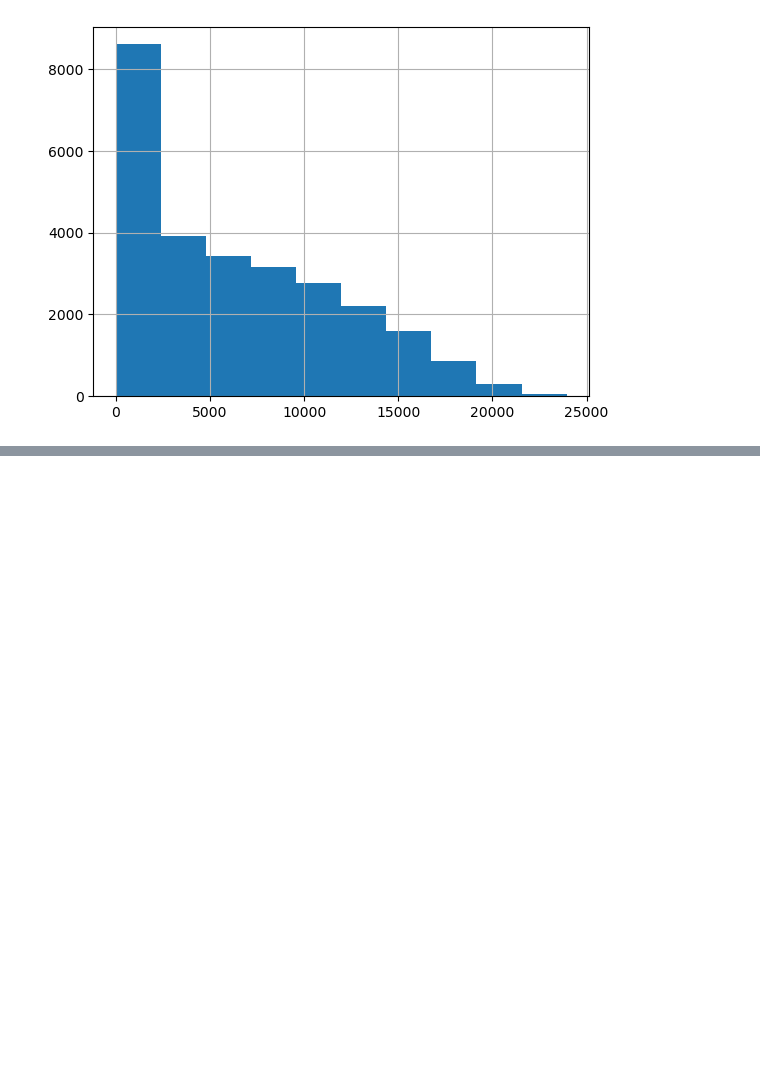
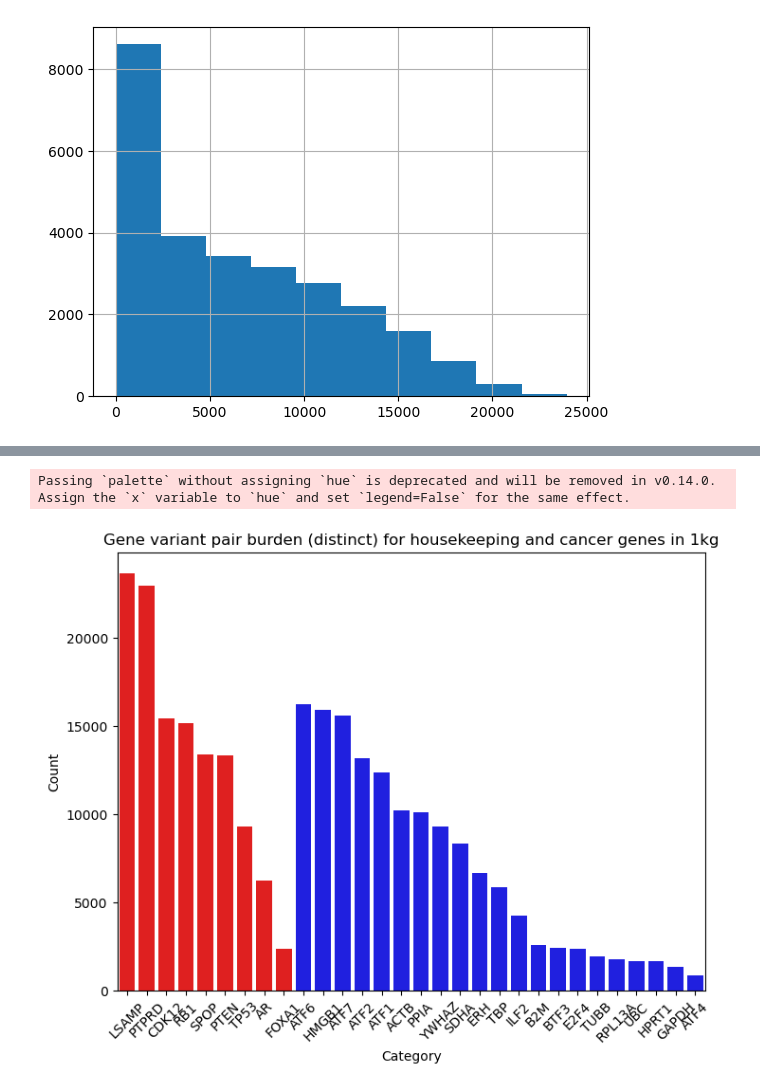
Before and after one commit to jakekrol/genefusion, a Jupyter notebook: scripts/python/prostate_analysis.ipynb, the cells around one changed output, grey strips where cells are left out. Drawn from its saved outputs; the diff is of its cells as text; code cells hidden in the pictures; blank space fills up the shorter version.

Commit message:
prostate_1kg: viz burden and cor with len

```diff
--- a/scripts/python/prostate_analysis.ipynb
+++ b/scripts/python/prostate_analysis.ipynb
@@ -697,7 +697,15 @@ Housekeeping genes
     HMGB1 (High mobility group box 1)
     ILF2 (Interleukin enhancer binding factor 2)
 # %%
-GENES_HK = ['GAPDH', 'HPRT1', 'SDHA', 'B2M', 'UBC', 'YWHAZ', 'ATF1', 'ATF2', 'ATF4', 'ATF6', 'ATF7', 'BTF3', 'E2F4', 'ERH', 'HMGB1', 'ILF2']
+GENES_HK = {'GAPDH', 'HPRT1', 'SDHA', 'B2M', 'UBC', 'YWHAZ', 'ATF1', 'ATF2', 'ATF4', 'ATF6', 'ATF7', 'BTF3', 'E2F4', 'ERH', 'HMGB1', 'ILF2'}
+GENES_HK2 = {
+    "ACTB",
+    "TUBB",
+    "RPL13A",
+    "PPIA",
+    "TBP",
+}
+GENES_PC = {'TP53', 'RB1', 'PTEN', 'FOXA1', 'CDK12', 'AR', 'SPOP', 'LSAMP', 'PTPRD'}
 # %%
 loaded = np.load(npz_path, allow_pickle=True)
 df_1kg_gp_var = pd.DataFrame(
@@ -820,0 +867,24 @@ TMPRSS2 11204
+# %%
+mask = [i for i in burden_distincts_ser.index.tolist() if i in GENES_HK.union(GENES_PC, GENES_HK2)]
+df_burden_sub = pd.DataFrame(burden_distincts_ser[mask])
+df_burden_sub['color'] = df_burden_sub.index.map(lambda x: 'red' if x in GENES_PC else 'blue')
+df_burden_sub.columns = ['count', 'color']
+df_burden_sub.sort_values(['color', 'count'], ascending=False, inplace=True)
+df_burden_sub['length'] = df_burden_sub.index.map(lambda x: gene_location(df_genes, x)[2] - gene_location(df_genes, x)[1])
+df = df_burden_sub
+df.head()
+plt.figure(figsize=(8, 6))
+sns.barplot(x=df.index, y='count', data=df, palette=df['color'].tolist())
+
+# # Add labels and title
+plt.xlabel('Category')
+plt.ylabel('Count')
+plt.title('Gene variant pair burden (distinct) for housekeeping and cancer genes in 1kg')
+plt.xticks(rotation=45)
+
+
+# Show the plot
+plt.show()
+# %% [output]
+Passing `palette` without assigning `hue` is deprecated and will be removed in v0.14.0. Assign the `x` variable to `hue` and set `legend=False` for the same effect.
+[figure, added]
```
Also changed, not shown: parts of 11 cells of this notebook.
